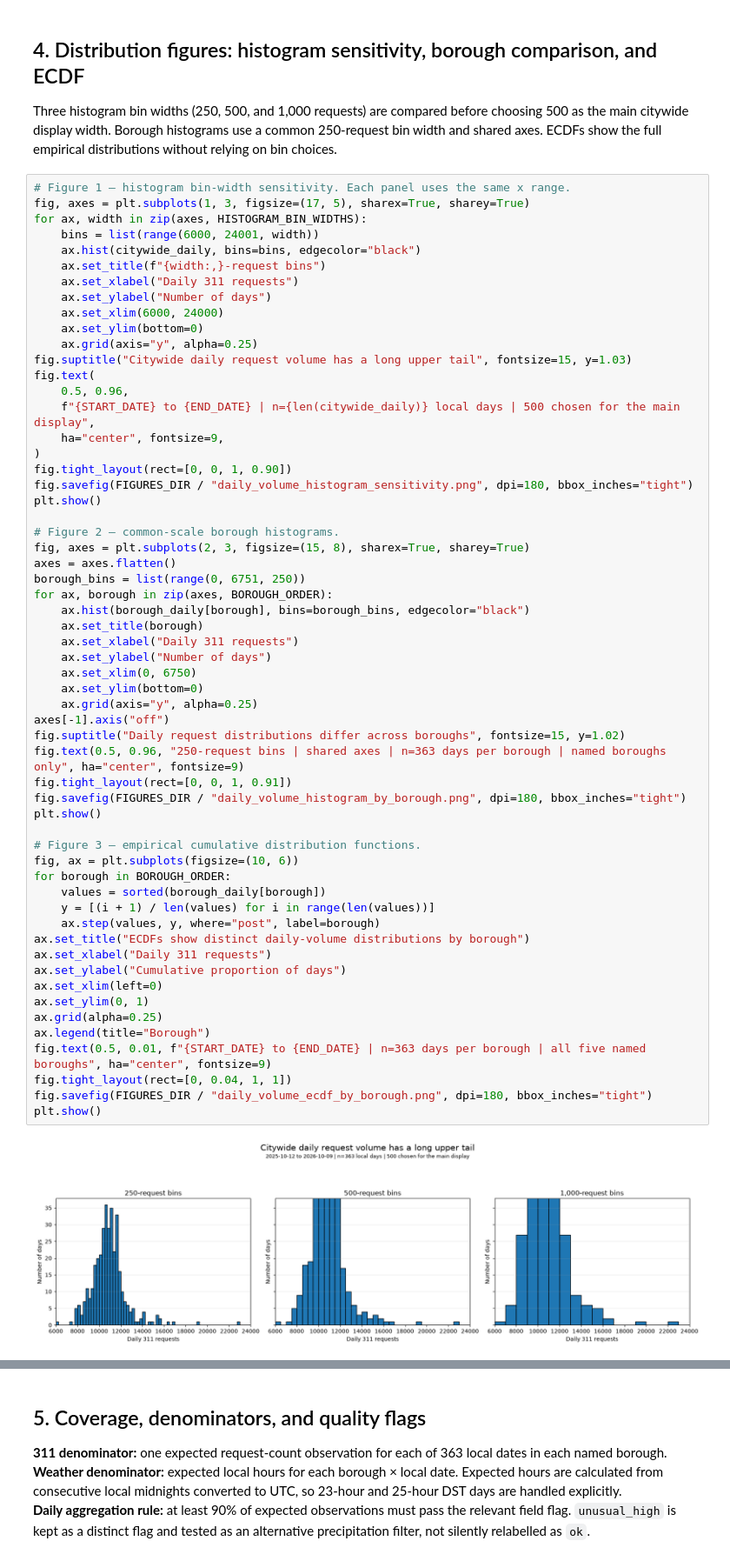
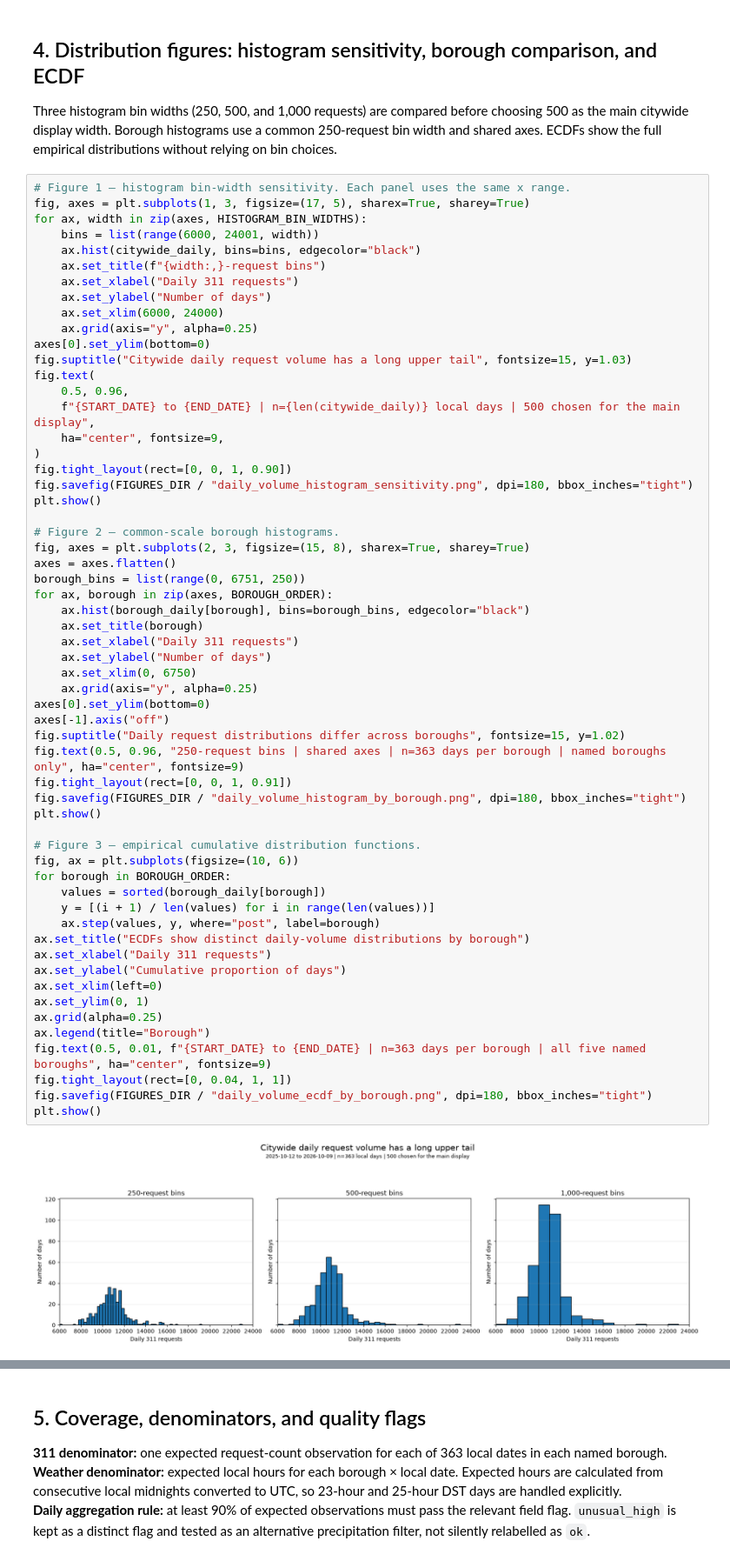
Before and after one commit to seng-210717026/nyc-311-weather-analysis, a Jupyter notebook: notebooks/m4_eda.ipynb, the cells around one changed output, grey strips where cells are left out. Shown at 87% size. Cells and saved outputs as stored; diff of their text form.

Commit message:
Fix clipped axes in M4 figures

```diff
--- a/notebooks/m4_eda.ipynb
+++ b/notebooks/m4_eda.ipynb
@@ -303,8 +303,8 @@ for ax, width in zip(axes, HISTOGRAM_BIN_WIDTHS):
     ax.set_xlabel("Daily 311 requests")
     ax.set_ylabel("Number of days")
     ax.set_xlim(6000, 24000)
-    ax.set_ylim(bottom=0)
     ax.grid(axis="y", alpha=0.25)
+axes[0].set_ylim(bottom=0)
 fig.suptitle("Citywide daily request volume has a long upper tail", fontsize=15, y=1.03)
 fig.text(
     0.5, 0.96,
@@ -324,32 +324,32 @@ for ax, borough in zip(axes, BOROUGH_ORDER):
     ax.set_title(borough)
     ax.set_xlabel("Daily 311 requests")
     ax.set_ylabel("Number of days")
     ax.set_xlim(0, 6750)
-    ax.set_ylim(bottom=0)
     ax.grid(axis="y", alpha=0.25)
+axes[0].set_ylim(bottom=0)
 axes[-1].axis("off")
 fig.suptitle("Daily request distributions differ across boroughs", fontsize=15, y=1.02)
 fig.text(0.5, 0.96, "250-request bins | shared axes | n=363 days per borough | named boroughs only", ha="center", fontsize=9)
 fig.tight_layout(rect=[0, 0, 1, 0.91])
 fig.savefig(FIGURES_DIR / "daily_volume_histogram_by_borough.png", dpi=180, bbox_inches="tight")
 plt.show()
 
 # Figure 3 — empirical cumulative distribution functions.
 fig, ax = plt.subplots(figsize=(10, 6))
 for borough in BOROUGH_ORDER:
     values = sorted(borough_daily[borough])
     y = [(i + 1) / len(values) for i in range(len(values))]
     ax.step(values, y, where="post", label=borough)
 ax.set_title("ECDFs show distinct daily-volume distributions by borough")
 ax.set_xlabel("Daily 311 requests")
 ax.set_ylabel("Cumulative proportion of days")
 ax.set_xlim(left=0)
 ax.set_ylim(0, 1)
 ax.grid(alpha=0.25)
 ax.legend(title="Borough")
 fig.text(0.5, 0.01, f"{START_DATE} to {END_DATE} | n=363 days per borough | all five named boroughs", ha="center", fontsize=9)
 fig.tight_layout(rect=[0, 0.04, 1, 1])
 fig.savefig(FIGURES_DIR / "daily_volume_ecdf_by_borough.png", dpi=180, bbox_inches="tight")
 plt.show()
 # %% [output]
-[figure, old version]
+[figure, new version]
```
Also changed, not shown: parts of 2 cells of this notebook, 3 other files.
